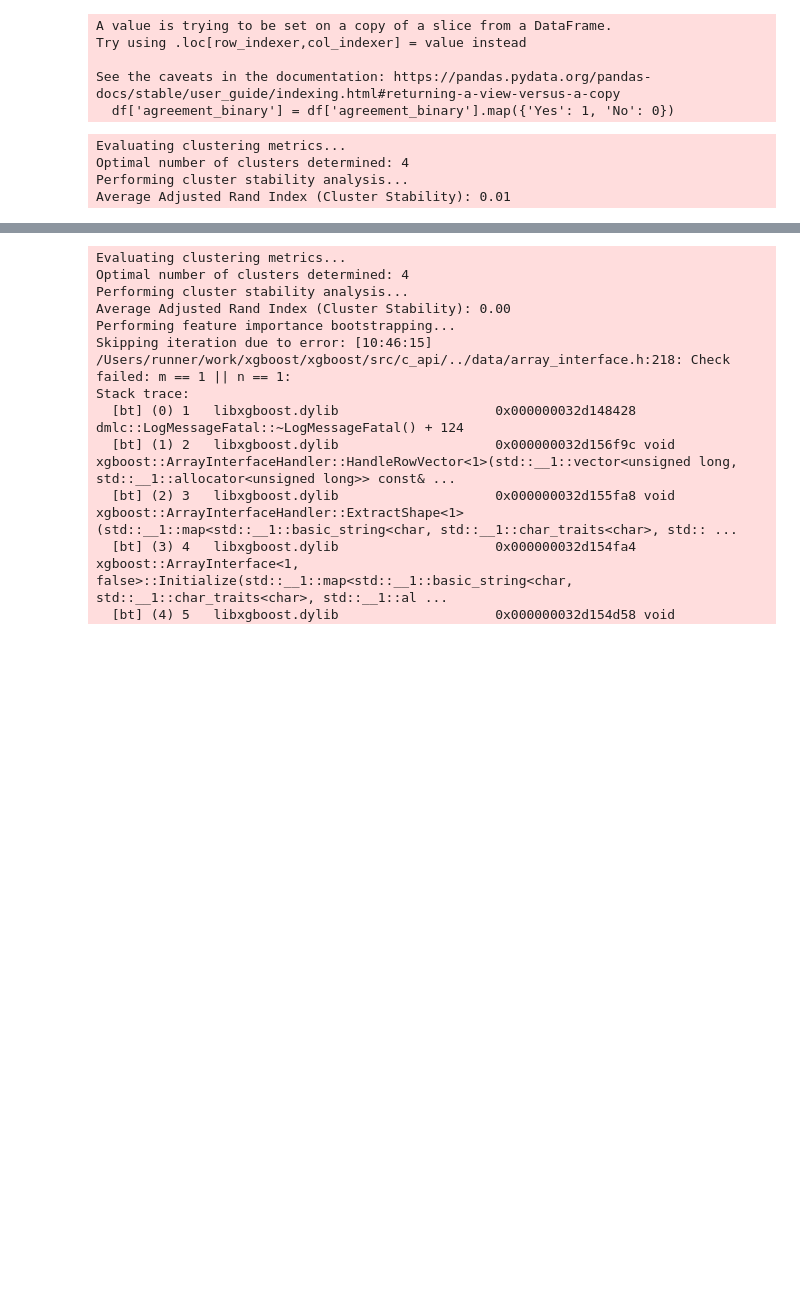
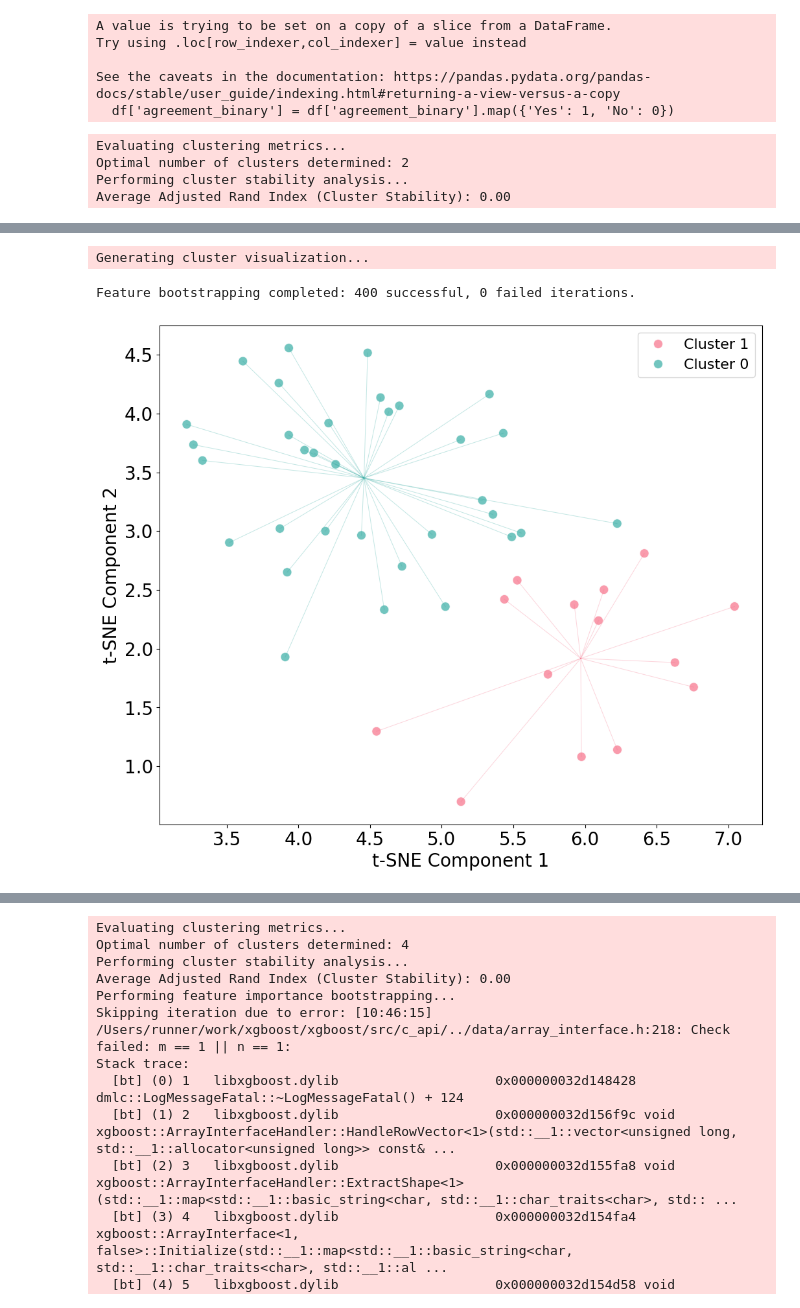
Before and after one commit to bbevis/Con2vec, a Jupyter notebook: Python/EDA_convo_clusters.ipynb, the cells around one changed output, grey strips where cells are left out. Drawn from its saved outputs; the diff is of its cells as text; code cells hidden in the pictures; blank space fills up the shorter version.

```diff
--- a/Python/EDA_convo_clusters.ipynb
+++ b/Python/EDA_convo_clusters.ipynb
@@ -525,12 +394,12 @@ loadings.to_csv('./Output/Clustering/pca_loadings.csv')
 # %%
 df, metrics_summary, ari_score, feature_stability_df = clustering_pipeline(
     reduced_data, df=df_pca, variables=list(df_num),
-    max_clusters=10, n_bootstrap=100, n_feature_bootstrap=300,
+    max_clusters=3, n_bootstrap=100, n_feature_bootstrap=200,
     custom_colors=None, cluster_names=None)
 
 feature_stability_df.to_clipboard()
 # %% [output]
 Evaluating clustering metrics...
-Optimal number of clusters determined: 4
+Optimal number of clusters determined: 2
 Performing cluster stability analysis...
-Average Adjusted Rand Index (Cluster Stability): 0.01
+Average Adjusted Rand Index (Cluster Stability): 0.00
@@ -541,3 +408,6 @@ Stack trace:
+Generating cluster visualization...
+Feature bootstrapping completed: 400 successful, 0 failed iterations.
+[figure, added]
 # %%
 
 # Define custom names and colours for clustering chart
```
Also changed, not shown: parts of 8 cells of this notebook, 1 other file.
